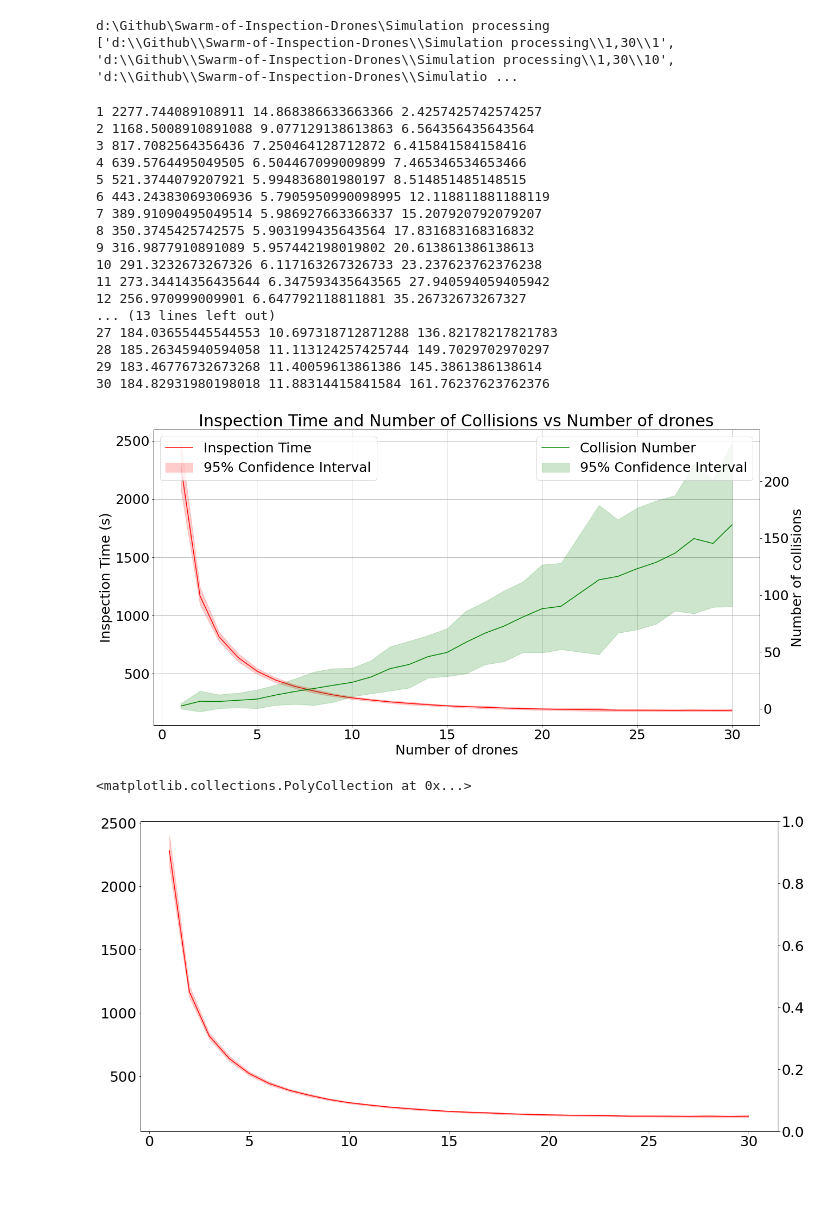
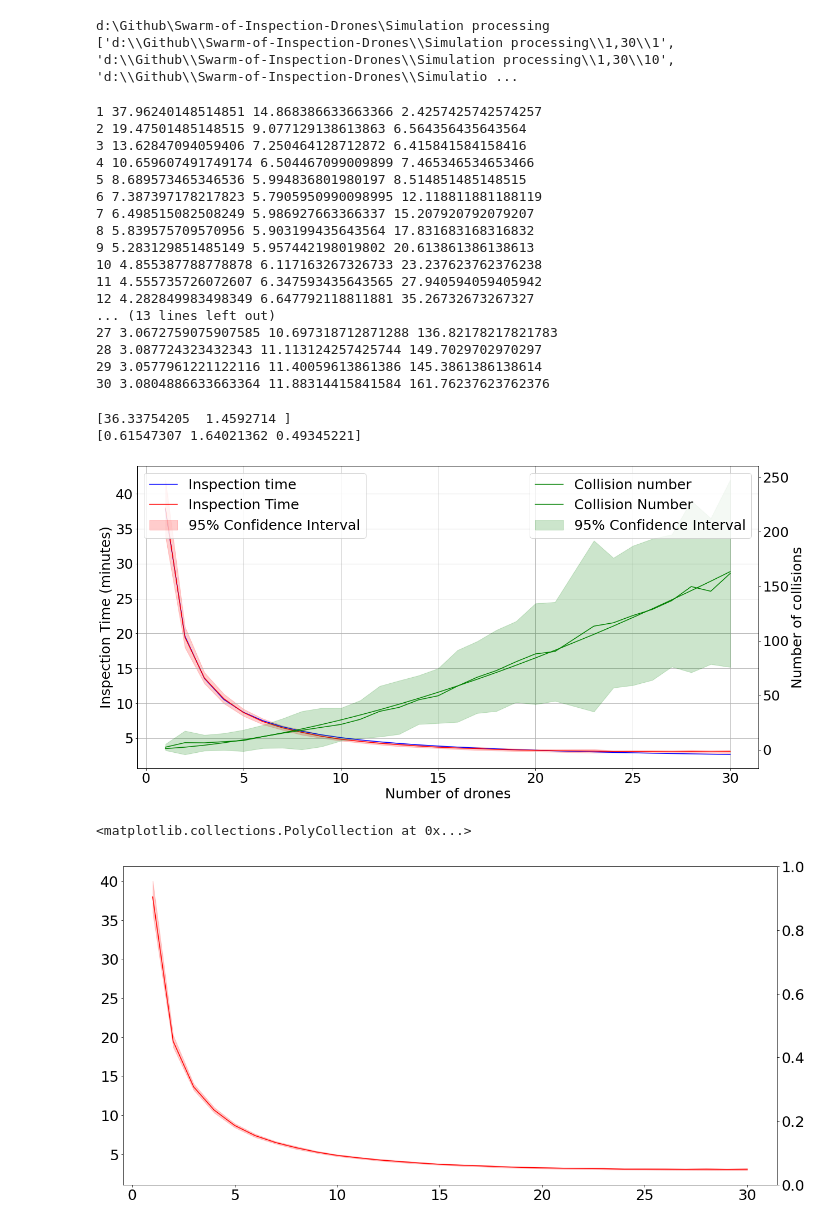
Before and after one commit to DSE-Swarm-of-Inspection-Drones/Swarm-of-Inspection-Drones, a Jupyter notebook: Simulation processing/simulationProcessing.ipynb, the cells around one changed output. Drawn from its saved outputs; the diff is of its cells as text; code cells hidden in the pictures; blank space fills up the shorter version.

```diff
--- a/Simulation processing/simulationProcessing.ipynb
+++ b/Simulation processing/simulationProcessing.ipynb
@@ -49,7 +52,7 @@ class simulationBatch:
             with open(file, "r") as txt_file:
                 line = txt_file.readlines()[0]
                 line = line.replace(',', '.')
-            inspectionTime = float(line.split("/")[1])
+            inspectionTime = float(line.split("/")[1])/60 #Convert to minutes
             collisionNumber = int(line.split("/")[3])
             self.inspectionTimes.append(inspectionTime)
             self.simulationTimes.append(float(line.split("/")[2]))
@@ -64,13 +67,13 @@ class simulationBatch:
         self.inspectionTimeAverage = np.mean(self.inspectionTimes)
         self.simulationTimeAverage = np.mean(self.simulationTimes)
         self.collisionNumberAverage = np.mean(self.collisionNumbers)
-        self.inspectionTimeBottom, self.inspectionTimeTop = getConfidenceInterval(0.9, self.inspectionTimes)
+        self.inspectionTimeBottom, self.inspectionTimeTop = getConfidenceInterval(0.95, self.inspectionTimes)
 
         self.inspectionTimeStd = np.std(self.inspectionTimes)
         self.inspectionTimeBottomStd = self.inspectionTimeAverage - self.inspectionTimeStd
         self.inspectionTimeTopStd = self.inspectionTimeAverage + self.inspectionTimeStd
 
-        self.collisionNumbersBottom, self.collisionNumbersTop = getConfidenceInterval(0.9, self.collisionNumbers)
+        self.collisionNumbersBottom, self.collisionNumbersTop = getConfidenceInterval(0.95, self.collisionNumbers)
         self.collisionNumberStd = np.std(self.collisionNumbers)
         self.collisionNumberBottomStd = self.collisionNumberAverage - self.collisionNumberStd
         self.collisionNumberTopStd = self.collisionNumberAverage + self.collisionNumberStd
@@ -98,55 +101,81 @@ simulationBatches.sort(key=lambda x: x.droneNumber)
 for i in simulationBatches:
     print(i.droneNumber, i.inspectionTimeAverage, i.simulationTimeAverage, i.collisionNumberAverage)
 # %% [output]
-1 2277.744089108911 14.868386633663366 2.4257425742574257
-2 1168.5008910891088 9.077129138613863 6.564356435643564
-3 817.7082564356436 7.250464128712872 6.415841584158416
-4 639.5764495049505 6.504467099009899 7.465346534653466
-5 521.3744079207921 5.994836801980197 8.514851485148515
-6 443.24383069306936 5.7905950990098995 12.118811881188119
-7 389.91090495049514 5.986927663366337 15.207920792079207
-8 350.3745425742575 5.903199435643564 17.831683168316832
-9 316.9877910891089 5.957442198019802 20.613861386138613
-10 291.3232673267326 6.117163267326733 23.237623762376238
-11 273.34414356435644 6.347593435643565 27.940594059405942
-12 256.970999009901 6.647792118811881 35.26732673267327
+1 37.96240148514851 14.868386633663366 2.4257425742574257
+2 19.47501485148515 9.077129138613863 6.564356435643564
+3 13.62847094059406 7.250464128712872 6.415841584158416
+4 10.659607491749174 6.504467099009899 7.465346534653466
+5 8.689573465346536 5.994836801980197 8.514851485148515
+6 7.387397178217823 5.7905950990098995 12.118811881188119
+7 6.498515082508249 5.986927663366337 15.207920792079207
+8 5.839575709570956 5.903199435643564 17.831683168316832
+9 5.283129851485149 5.957442198019802 20.613861386138613
+10 4.855387788778878 6.117163267326733 23.237623762376238
+11 4.555735726072607 6.347593435643565 27.940594059405942
+12 4.282849983498349 6.647792118811881 35.26732673267327
 ... (13 lines left out)
-27 184.03655445544553 10.697318712871288 136.82178217821783
-28 185.26345940594058 11.113124257425744 149.7029702970297
-29 183.46776732673268 11.40059613861386 145.3861386138614
-30 184.82931980198018 11.88314415841584 161.76237623762376
+27 3.0672759075907585 10.697318712871288 136.82178217821783
+28 3.087724323432343 11.113124257425744 149.7029702970297
+29 3.0577961221122116 11.40059613861386 145.3861386138614
+30 3.0804886633663364 11.88314415841584 161.76237623762376
 # %%
+
 #plot the average inspection time, average simulation time, and average collision number
 
 fig0 = plt.figure(figsize=(20,10))
+
 ax0 = fig0.add_subplot(111)
 ax1 = ax0.twinx()
+
 
 ax0.plot([i.droneNumber for i in simulationBatches], [i.inspectionTimeAverage for i in simulationBatches], 'r', label = "Inspection Time")
 #fill inbetween the confidence interval
 ax0.fill_between([i.droneNumber for i in simulationBatches], [i.inspectionTimeBottom for i in simulationBatches], [i.inspectionTimeTop for i in simulationBatches], alpha=0.2, color = "red", label = "95% Confidence Interval")
 #plt.plot([i.droneNumber for i in simulationBatches], [i.simulationTimeAverage for i in simulationBatches], 'bo')
 ax1.plot([i.droneNumber for i in simulationBatches], [i.collisionNumberAverage for i in simulationBatches], 'g', label = "Collision Number")
 ax1.fill_between([i.droneNumber for i in simulationBatches], [i.collisionNumbersBottom for i in simulationBatches], [i.collisionNumbersTop for i in simulationBatches], alpha=0.2, color = "green", label = "95% Confidence Interval")
 
+
+x = np.array([i.droneNumber for i in simulationBatches])
+y = np.array([i.inspectionTimeAverage for i in simulationBatches])
+w = np.array([i.collisionNumberAverage for i in simulationBatches])
+
+#fit a fucntion of 1/x to y as a function of x using numpy
+popt, pcov = curve_fit(lambda x, a, b: a/x + b, x, y)
+
+#fit an power function to w as a function of x using numpy
+popt3, pcov3 = curve_fit(lambda x, a, b,c: a*x**b+c, x, w)
+
+#plot fitted line
+ax0.plot(x, popt[0]/x + popt[1], 'b-', label='Inspection time')
+ax1.plot(x, popt3[0]*x**popt3[1]+popt3[2], 'g-', label='Collision number')
+
+#print the functions
+print(popt)
+print(popt3)
+
+#thank you Github Copilot <3
+
 #generate legend
 ax0.legend(loc='upper left')
 ax1.legend(loc='upper right')
 #set x title
 ax0.set_xlabel("Number of drones")
 #set y title
-ax0.set_ylabel("Inspection Time (s)")
+ax0.set_ylabel("Inspection Time (minutes)")
 ax1.set_ylabel("Number of collisions")
 #set title
-ax0.set_title("Inspection Time and Number of Collisions vs Number of drones")
+#ax0.set_title("Inspection Time and Number of Collisions vs Number of drones")
 
 #add grid to figure
 ax0.grid(True)
 
 #save figure
 fig0.savefig(os.path.join(dataPath, "inspectionTimeAndCollisionNumber.png"))
 # %% [output]
+[36.33754205  1.4592714 ]
+[0.61547307 1.64021362 0.49345221]
-[figure, old version]
+[figure, new version]
 # %%
 #plot the average inspection time, average simulation time, and average collision number
 
@@ -162,4 +191,4 @@ ax0.fill_between([i.droneNumber for i in simulationBatches], [i.inspectionTimeBo
 #ax1.fill_between([i.droneNumber for i in simulationBatches], [i.collisionNumberBottomStd for i in simulationBatches], [i.collisionNumberTopStd for i in simulationBatches], alpha=0.2, color = "green")
 # %% [output]
 <matplotlib.collections.PolyCollection at 0x...>
-[figure, old version]
+[figure, new version]
```
Also changed, not shown: parts of 9 cells of this notebook, 9 other files.
